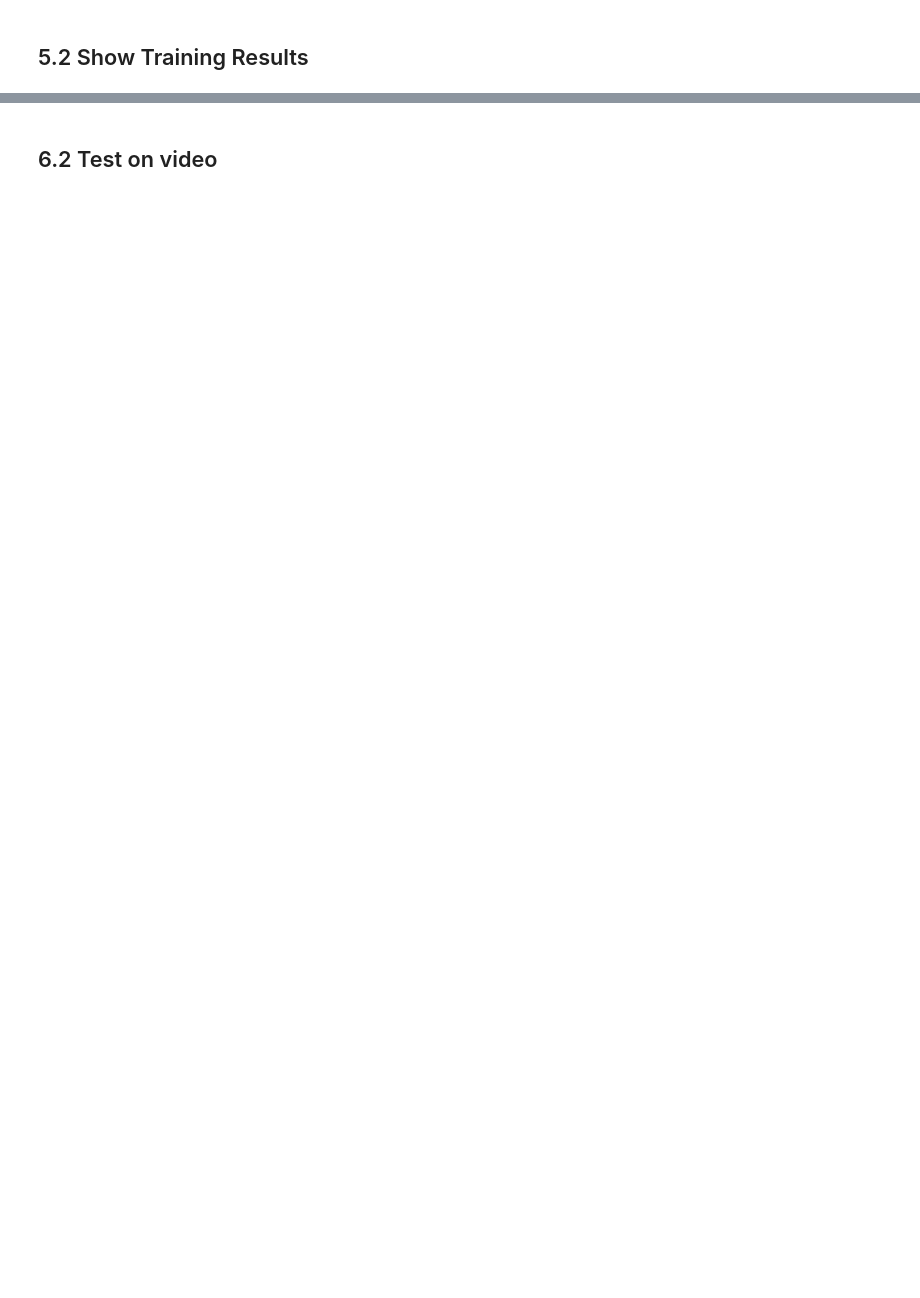
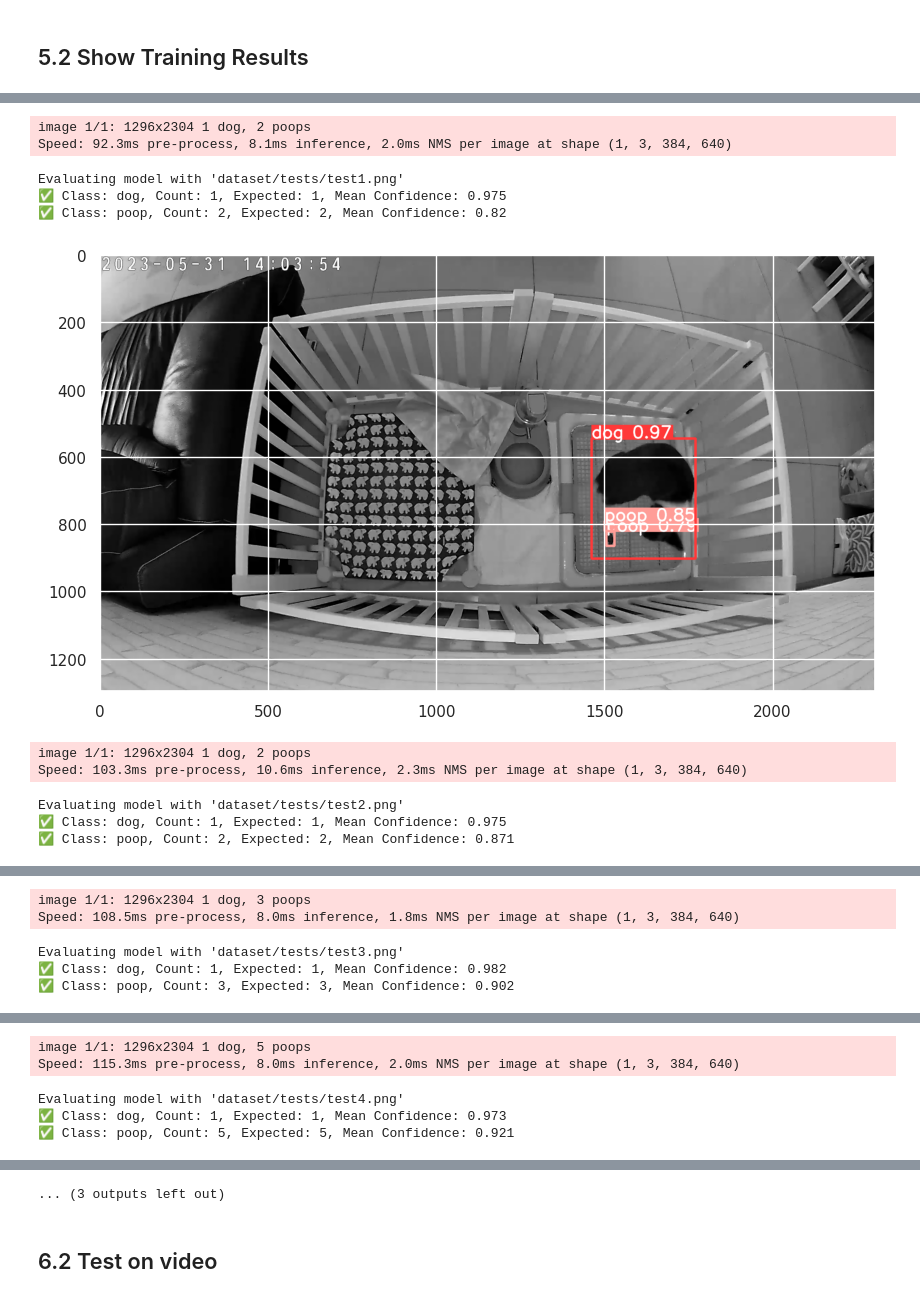
Before and after one commit to dennislwy/dog-poop-detector-yolov5, a Jupyter notebook: train-poop-detector.ipynb, the cells around one changed output, grey strips where cells are left out. Cells and saved outputs as stored; diff of their text form; code cells hidden in the pictures; blank space fills up the shorter version.

```diff
--- a/train-poop-detector.ipynb
+++ b/train-poop-detector.ipynb
@@ -245,4 +259,4 @@ image.show()
 # %%
-model_path = f'{train_path}/{latest_exp}/weights/best.pt'
+model_path = f'{train_path}/{latest_exp}/weights/last.pt'
 print(model_path)
 # %% [output]
@@ -250,2 +264,5 @@ runs/train/exp3/weights/best.pt
 # %%
 model = yolov5.load(model_path)
+model.conf = 0.7
+
+print(model.names)
@@ -259,4 +272,0 @@ sources = [
-# %%
-for source in sources:
-  print(f"Testing model on '{source}'")
-  detect(source)
@@ -271,0 +273,8 @@ Speed: 625.0ms pre-process, 56.0ms inference, 2.0ms NMS per image at shape (1, 3
+# %%
+evals = [
+    {"source": "dataset/tests/test1.png", "results": {"dog": 1, "poop": 2}},
+    {"source": "dataset/tests/test2.png", "results": {"dog": 1, "poop": 2}},
+    {"source": "dataset/tests/test3.png", "results": {"dog": 1, "poop": 3}},
+    {"source": "dataset/tests/test4.png", "results": {"dog": 1, "poop": 5}},
+    {"source": "dataset/tests/test5.png", "results": {"dog": 1, "poop": 5}},
+]
@@ -271,0 +322,18 @@ Speed: 625.0ms pre-process, 56.0ms inference, 2.0ms NMS per image at shape (1, 3
+# %%
+for eval in evals:
+  source = eval['source']
+  expected_results = eval['results']
+  print(f"Evaluating model with '{source}'")
+  evaluate(source, expected_results)
+# %% [output]
+image 1/1: 1296x2304 1 dog, 2 poops
+Speed: 92.3ms pre-process, 8.1ms inference, 2.0ms NMS per image at shape (1, 3, 384, 640)
+Evaluating model with 'dataset/tests/test1.png'
+✅ Class: dog, Count: 1, Expected: 1, Mean Confidence: 0.975
+✅ Class: poop, Count: 2, Expected: 2, Mean Confidence: 0.82
+[figure, added]
+image 1/1: 1296x2304 1 dog, 2 poops
+Speed: 103.3ms pre-process, 10.6ms inference, 2.3ms NMS per image at shape (1, 3, 384, 640)
+Evaluating model with 'dataset/tests/test2.png'
+✅ Class: dog, Count: 1, Expected: 1, Mean Confidence: 0.975
+✅ Class: poop, Count: 2, Expected: 2, Mean Confidence: 0.871
@@ -271,0 +341,5 @@ Speed: 625.0ms pre-process, 56.0ms inference, 2.0ms NMS per image at shape (1, 3
+image 1/1: 1296x2304 1 dog, 3 poops
+Speed: 108.5ms pre-process, 8.0ms inference, 1.8ms NMS per image at shape (1, 3, 384, 640)
+Evaluating model with 'dataset/tests/test3.png'
+✅ Class: dog, Count: 1, Expected: 1, Mean Confidence: 0.982
+✅ Class: poop, Count: 3, Expected: 3, Mean Confidence: 0.902
@@ -271,0 +347,5 @@ Speed: 625.0ms pre-process, 56.0ms inference, 2.0ms NMS per image at shape (1, 3
+image 1/1: 1296x2304 1 dog, 5 poops
+Speed: 115.3ms pre-process, 8.0ms inference, 2.0ms NMS per image at shape (1, 3, 384, 640)
+Evaluating model with 'dataset/tests/test4.png'
+✅ Class: dog, Count: 1, Expected: 1, Mean Confidence: 0.973
+✅ Class: poop, Count: 5, Expected: 5, Mean Confidence: 0.921
@@ -272,3 +353,4 @@ Speed: 625.0ms pre-process, 56.0ms inference, 2.0ms NMS per image at shape (1, 3
+... (3 outputs left out)
 # %% [markdown]
 ## 6.2 Test on video
 # %%
```
Also changed, not shown: parts of 19 cells of this notebook, 4 other files.
